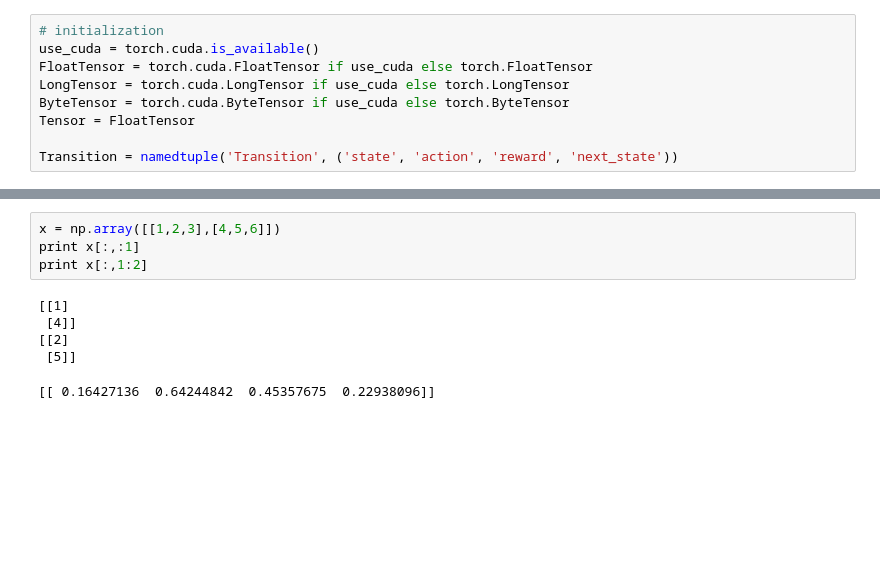
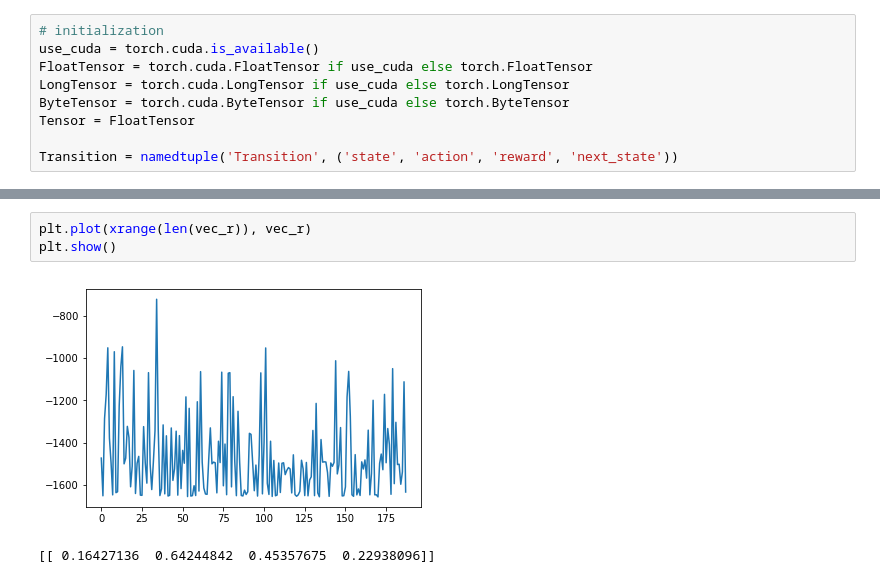
Before and after one commit to meltycriss/tutorial, a Jupyter notebook: gym/pendulum_ddpg.ipynb, the cells around one changed output, grey strips where cells are left out. Drawn from its saved outputs; the diff is of its cells as text; blank space fills up the shorter version.

```diff
--- a/gym/pendulum_ddpg.ipynb
+++ b/gym/pendulum_ddpg.ipynb
@@ -194,12 +260,8 @@ plt.show()
-# %%
-x = np.array([[1,2,3],[4,5,6]])
-print x[:,:1]
-print x[:,1:2]
-# %% [output]
-[[1]
- [4]]
-[[2]
- [5]]
+# %%
+plt.plot(xrange(len(vec_r)), vec_r)
+plt.show()
+# %% [output]
+[figure, added]
 # %%
 # %% [output]
 [[ 0.16427136  0.64244842  0.45357675  0.22938096]]
```
Also changed, not shown: parts of 7 cells of this notebook, 1 other file.
